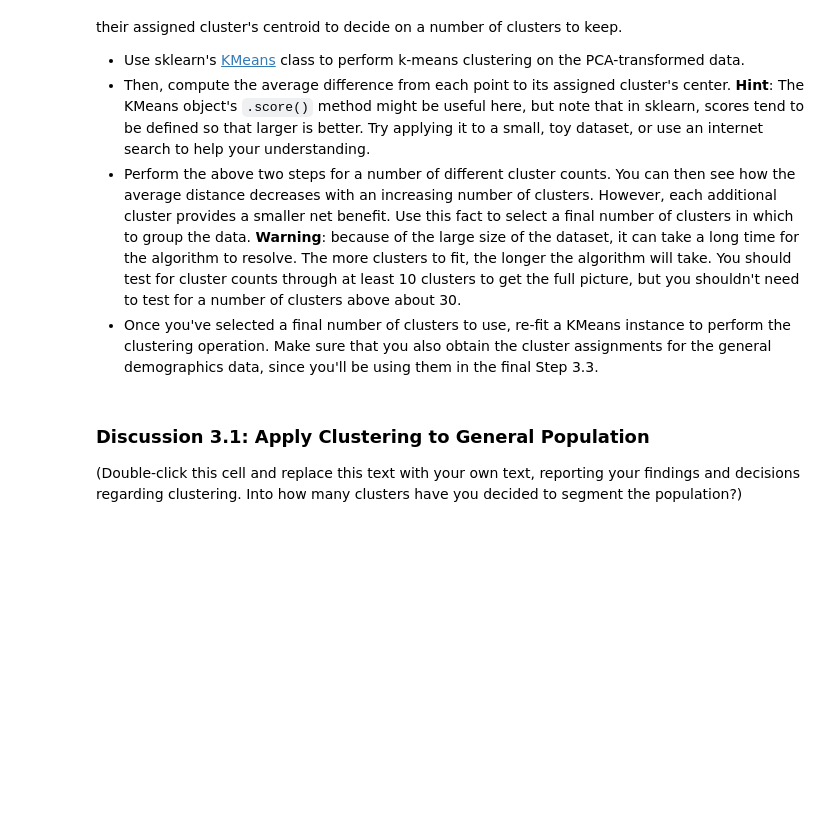
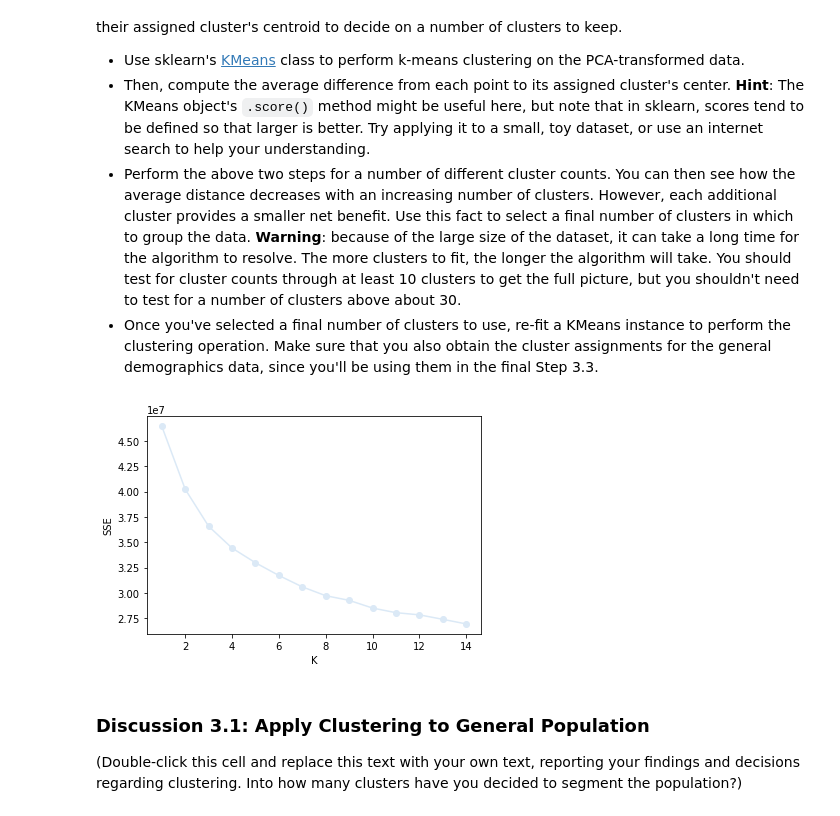
Before and after one commit to aalsudairi/Identify_Customer_Segments, a Jupyter notebook: Identify_Customer_Segments.ipynb, the cells around one changed output. Drawn from its saved outputs; the diff is of its cells as text; code cells hidden in the pictures; blank space fills up the shorter version.

```diff
--- a/Identify_Customer_Segments.ipynb
+++ b/Identify_Customer_Segments.ipynb
@@ -596,7 +599,7 @@ plt.ylabel("Ratio of variance explained");
 # Re-apply PCA to the data while selecting for number of components to retain.
 
 pca35 = PCA(n_components = 35)
-pca_35 = pca35.fit_transform(cleaned_scaled_df)
+pca_35 = pca35.fit_transform(features_scaled)
 # %% [markdown]
 ### Discussion 2.2: Perform Dimensionality Reduction
 
@@ -650,3 +707,20 @@ You've assessed and cleaned the demographics data, then scaled and transformed t
+# %%
+def k_mean_score(data, n_cluster):
+    kmeans = KMeans(n_clusters = n_cluster)
+    model = kmeans.fit(data)
+    score = np.abs(model.score(data))
+    return score
+# %%
+scores = []
+ks = list(range(1,15))
+for k in ks:
+    scores.append(k_mean_score(pca_35, k))
+# %%
+plt.plot(ks, scores, linestyle='-', marker='o');
+plt.xlabel('K');
+plt.ylabel('SSE');
+# %% [output]
+[figure, added]
 # %%
 # Re-fit the k-means model with the selected number of clusters and obtain
 # cluster predictions for the general population demographics data.
```
Also changed, not shown: parts of 26 cells of this notebook.
